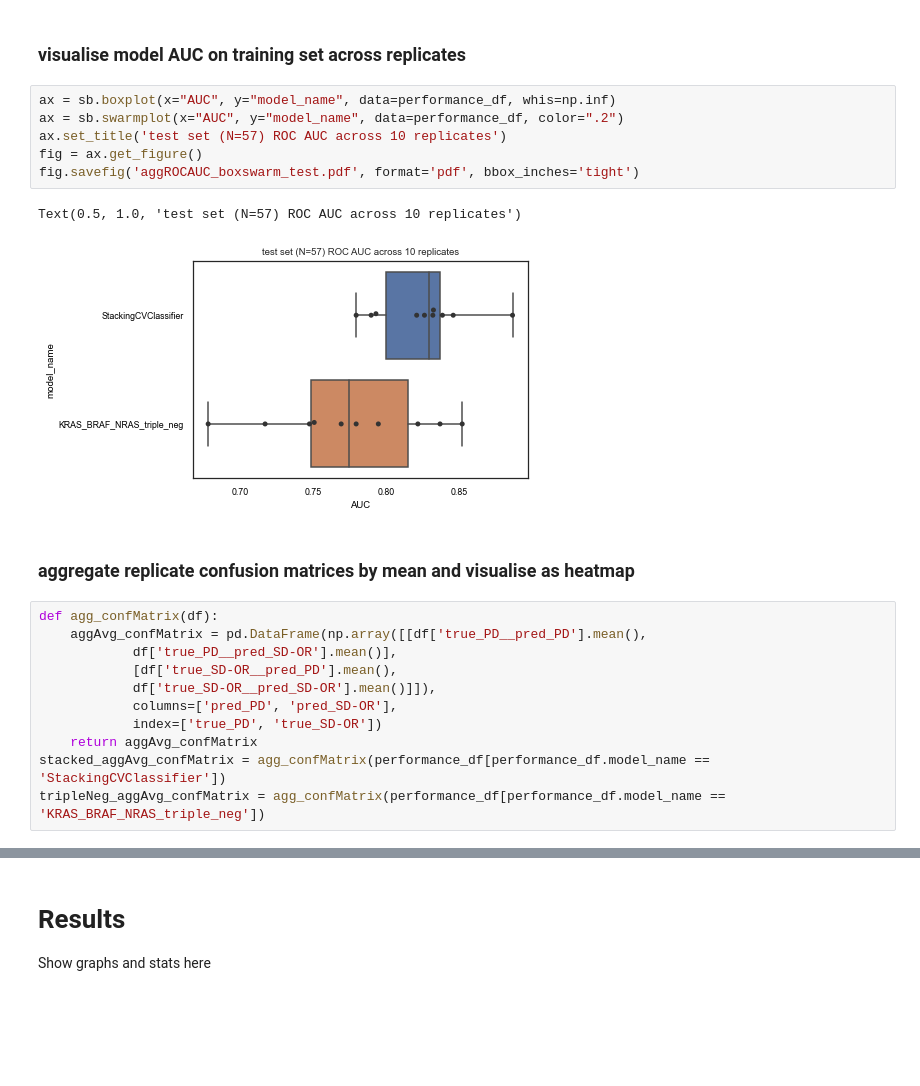
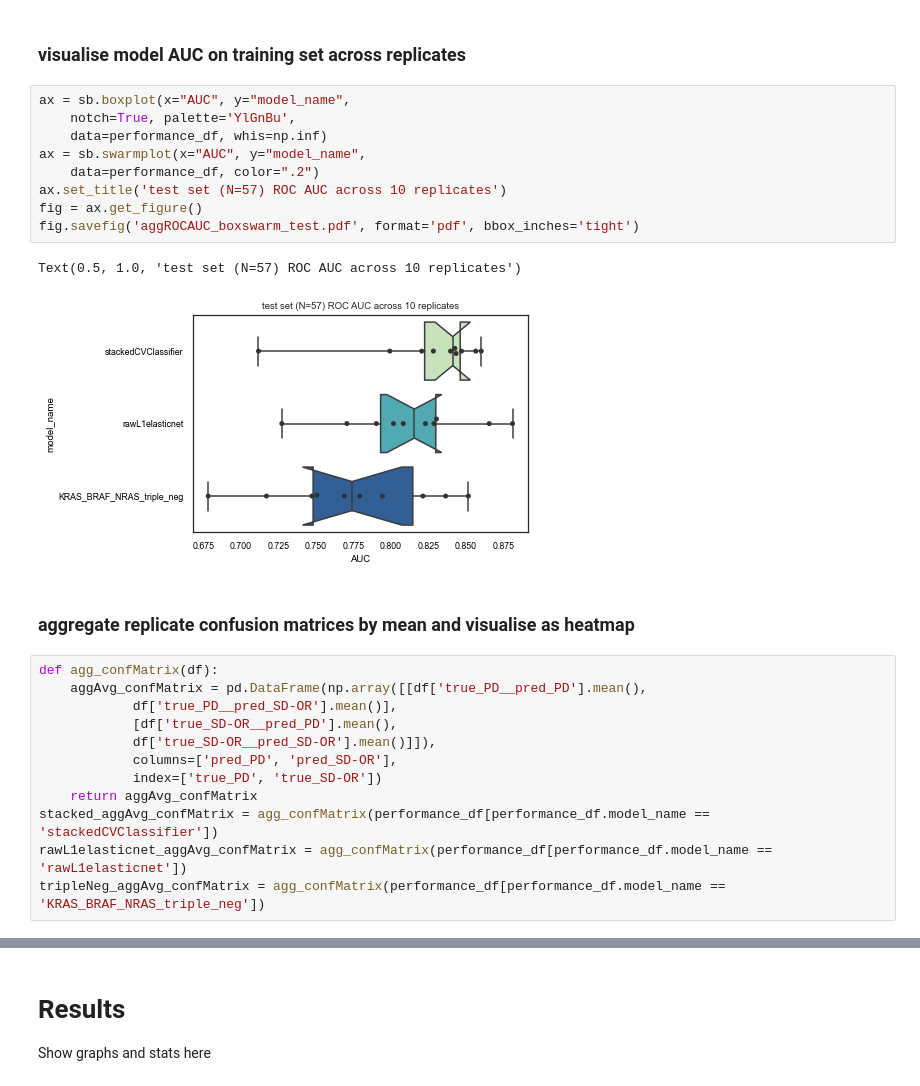
Before and after one commit to vodkatad/pdx_multiomics_integration_preproc, a Jupyter notebook: local/src/4_McNemar_PDX/aggregate_AUC+confMatrix_vis.ipynb, the cells around one changed output, grey strips where cells are left out. Saved outputs shown, nothing was run; the diff lists cells and outputs as text; blank space fills up the shorter version.

```diff
--- a/local/src/4_McNemar_PDX/aggregate_AUC+confMatrix_vis.ipynb
+++ b/local/src/4_McNemar_PDX/aggregate_AUC+confMatrix_vis.ipynb
@@ -59,14 +79,17 @@ performance_df = pd.read_csv(f, sep='\t', header=0, index_col=0)
 # %% [markdown]
 ### visualise model AUC on training set across replicates
 # %%
-ax = sb.boxplot(x="AUC", y="model_name", data=performance_df, whis=np.inf)
-ax = sb.swarmplot(x="AUC", y="model_name", data=performance_df, color=".2")
+ax = sb.boxplot(x="AUC", y="model_name",
+	notch=True, palette='YlGnBu',
+	data=performance_df, whis=np.inf)
+ax = sb.swarmplot(x="AUC", y="model_name",
+	data=performance_df, color=".2")
 ax.set_title('test set (N=57) ROC AUC across 10 replicates')
 fig = ax.get_figure()
 fig.savefig('aggROCAUC_boxswarm_test.pdf', format='pdf', bbox_inches='tight')
 # %% [output]
 Text(0.5, 1.0, 'test set (N=57) ROC AUC across 10 replicates')
-[figure, old version]
+[figure, new version]
 # %% [markdown]
 ### aggregate replicate confusion matrices by mean and visualise as heatmap
 # %%
@@ -78,6 +101,7 @@ def agg_confMatrix(df):
 			columns=['pred_PD', 'pred_SD-OR'],
 			index=['true_PD', 'true_SD-OR'])
 	return aggAvg_confMatrix
-stacked_aggAvg_confMatrix = agg_confMatrix(performance_df[performance_df.model_name == 'StackingCVClassifier'])
+stacked_aggAvg_confMatrix = agg_confMatrix(performance_df[performance_df.model_name == 'stackedCVClassifier'])
+rawL1elasticnet_aggAvg_confMatrix = agg_confMatrix(performance_df[performance_df.model_name == 'rawL1elasticnet'])
 tripleNeg_aggAvg_confMatrix = agg_confMatrix(performance_df[performance_df.model_name == 'KRAS_BRAF_NRAS_triple_neg'])
 # %%
```
Also changed, not shown: parts of 4 cells of this notebook, 2 other files.
